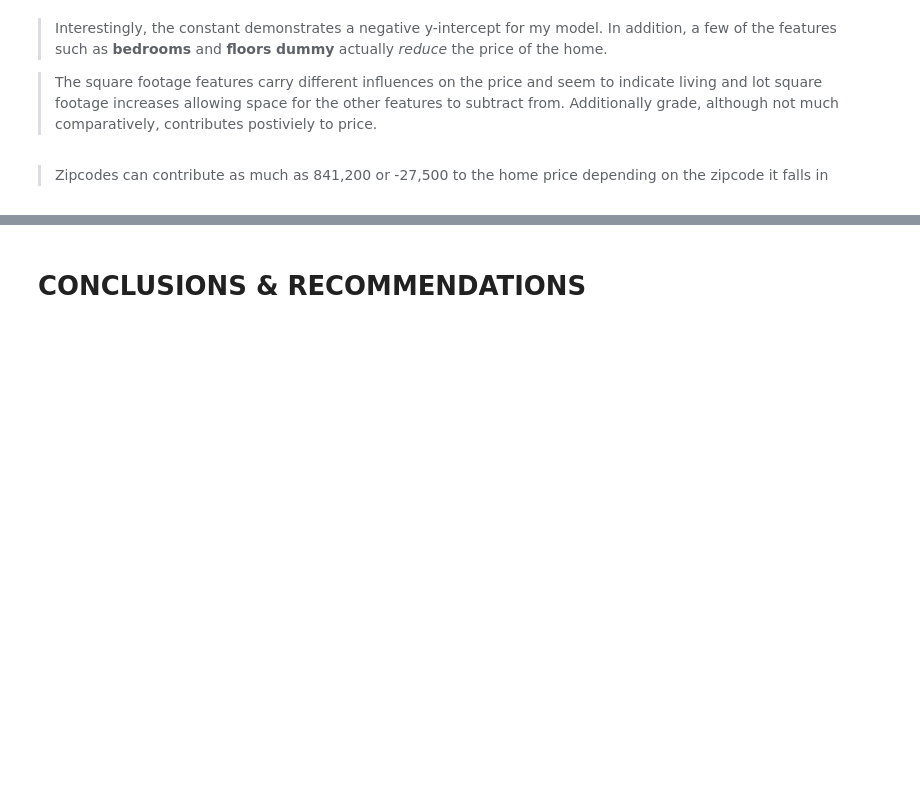
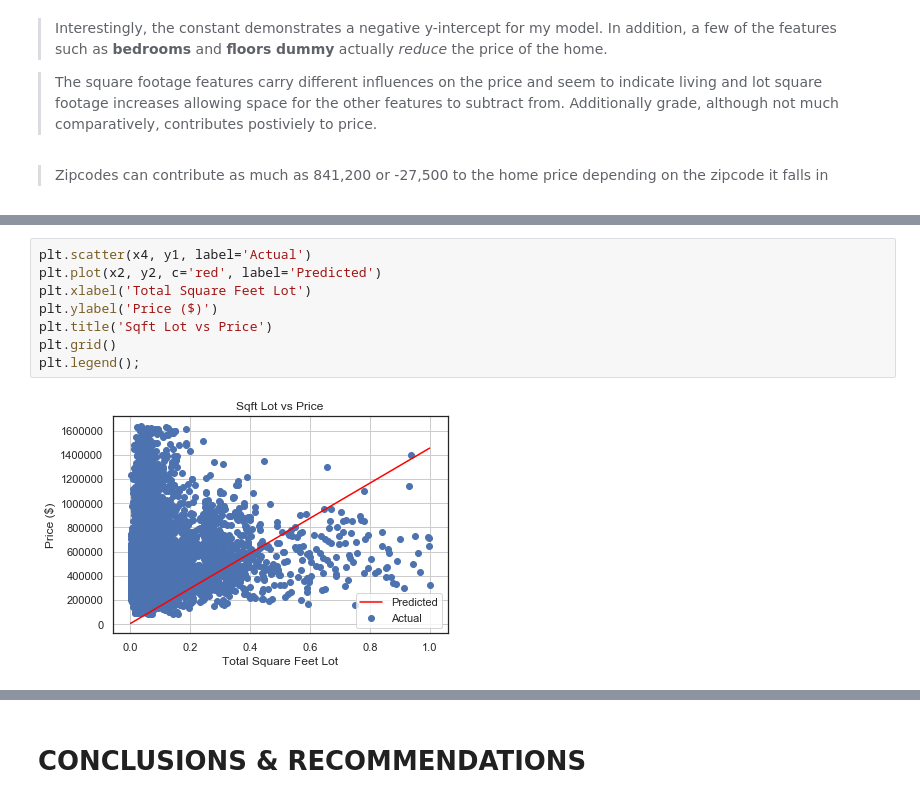
Before and after one commit to dfuller22/Mod1_Project1.1, a Jupyter notebook: Mod1_Project1.2.ipynb, the cells around one changed output, grey strips where cells are left out. Drawn from its saved outputs; the diff is of its cells as text; blank space fills up the shorter version.

```diff
--- a/Mod1_Project1.2.ipynb
+++ b/Mod1_Project1.2.ipynb
@@ -1590,0 +1630,10 @@ strong multicollinearity problems or that the design matrix is singular.
+# %%
+plt.scatter(x4, y1, label='Actual')
+plt.plot(x2, y2, c='red', label='Predicted')
+plt.xlabel('Total Square Feet Lot')
+plt.ylabel('Price ($)')
+plt.title('Sqft Lot vs Price')
+plt.grid()
+plt.legend();
+# %% [output]
+[figure, added]
```
Also changed, not shown: parts of 11 cells of this notebook.
